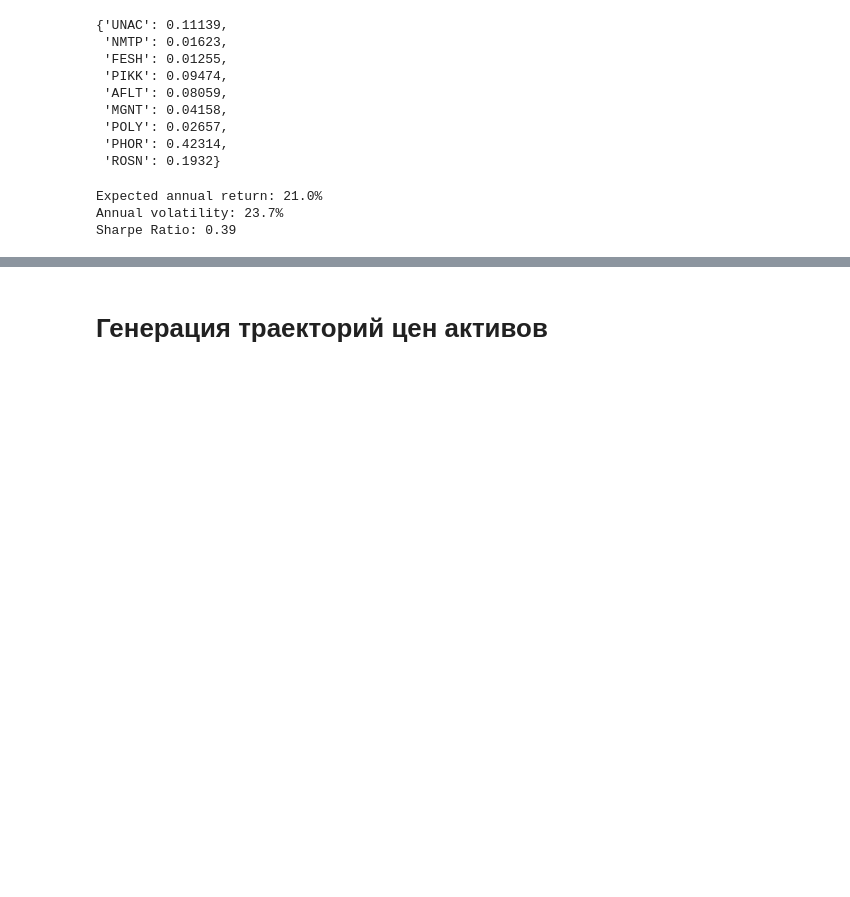
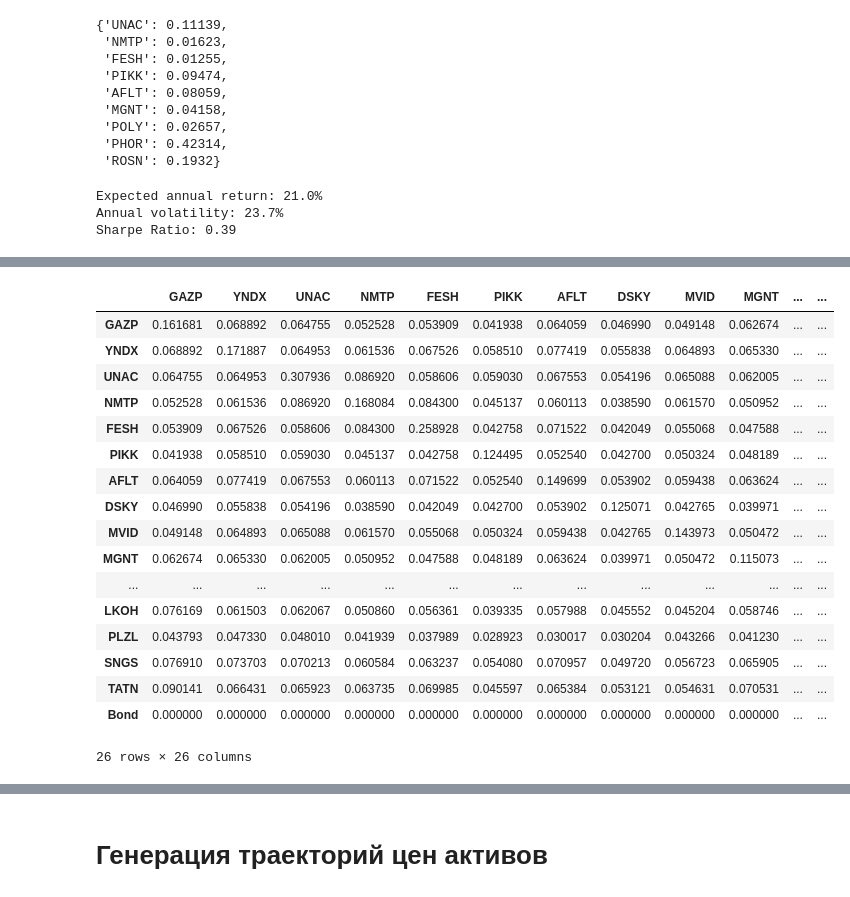
Before and after one commit to justniks/case_finance, a Jupyter notebook: main_upd 2.ipynb, the cells around one changed output, grey strips where cells are left out. Cells and saved outputs as stored; diff of their text form; code cells hidden in the pictures; blank space fills up the shorter version.

```diff
--- a/main_upd 2.ipynb
+++ b/main_upd 2.ipynb
@@ -280,0 +359,24 @@ portOpt.save_plot_efficient_frontier(path = "./pics/frontier_7dec.pdf")
+# %%
+portOpt.assets_cov_with_bond = portOpt.assets_cov.copy()
+portOpt.assets_cov_with_bond['Bond'] = 0
+portOpt.assets_cov_with_bond.loc['Bond'] = 0
+portOpt.assets_cov_with_bond
+# %% [output]
+|  | GAZP | YNDX | UNAC | NMTP | FESH | PIKK | AFLT | DSKY | MVID | MGNT | ... | ... |
+| GAZP | 0.161681 | 0.068892 | 0.064755 | 0.052528 | 0.053909 | 0.041938 | 0.064059 | 0.046990 | 0.049148 | 0.062674 | ... | ... |
+| YNDX | 0.068892 | 0.171887 | 0.064953 | 0.061536 | 0.067526 | 0.058510 | 0.077419 | 0.055838 | 0.064893 | 0.065330 | ... | ... |
+| UNAC | 0.064755 | 0.064953 | 0.307936 | 0.086920 | 0.058606 | 0.059030 | 0.067553 | 0.054196 | 0.065088 | 0.062005 | ... | ... |
+| NMTP | 0.052528 | 0.061536 | 0.086920 | 0.168084 | 0.084300 | 0.045137 | 0.060113 | 0.038590 | 0.061570 | 0.050952 | ... | ... |
+| FESH | 0.053909 | 0.067526 | 0.058606 | 0.084300 | 0.258928 | 0.042758 | 0.071522 | 0.042049 | 0.055068 | 0.047588 | ... | ... |
+| PIKK | 0.041938 | 0.058510 | 0.059030 | 0.045137 | 0.042758 | 0.124495 | 0.052540 | 0.042700 | 0.050324 | 0.048189 | ... | ... |
+| AFLT | 0.064059 | 0.077419 | 0.067553 | 0.060113 | 0.071522 | 0.052540 | 0.149699 | 0.053902 | 0.059438 | 0.063624 | ... | ... |
+| DSKY | 0.046990 | 0.055838 | 0.054196 | 0.038590 | 0.042049 | 0.042700 | 0.053902 | 0.125071 | 0.042765 | 0.039971 | ... | ... |
+| MVID | 0.049148 | 0.064893 | 0.065088 | 0.061570 | 0.055068 | 0.050324 | 0.059438 | 0.042765 | 0.143973 | 0.050472 | ... | ... |
+| MGNT | 0.062674 | 0.065330 | 0.062005 | 0.050952 | 0.047588 | 0.048189 | 0.063624 | 0.039971 | 0.050472 | 0.115073 | ... | ... |
+| ... | ... | ... | ... | ... | ... | ... | ... | ... | ... | ... | ... | ... |
+| LKOH | 0.076169 | 0.061503 | 0.062067 | 0.050860 | 0.056361 | 0.039335 | 0.057988 | 0.045552 | 0.045204 | 0.058746 | ... | ... |
+| PLZL | 0.043793 | 0.047330 | 0.048010 | 0.041939 | 0.037989 | 0.028923 | 0.030017 | 0.030204 | 0.043266 | 0.041230 | ... | ... |
+| SNGS | 0.076910 | 0.073703 | 0.070213 | 0.060584 | 0.063237 | 0.054080 | 0.070957 | 0.049720 | 0.056723 | 0.065905 | ... | ... |
+| TATN | 0.090141 | 0.066431 | 0.065923 | 0.063735 | 0.069985 | 0.045597 | 0.065384 | 0.053121 | 0.054631 | 0.070531 | ... | ... |
+| Bond | 0.000000 | 0.000000 | 0.000000 | 0.000000 | 0.000000 | 0.000000 | 0.000000 | 0.000000 | 0.000000 | 0.000000 | ... | ... |
+26 rows × 26 columns
```
Also changed, not shown: parts of 18 cells of this notebook.
